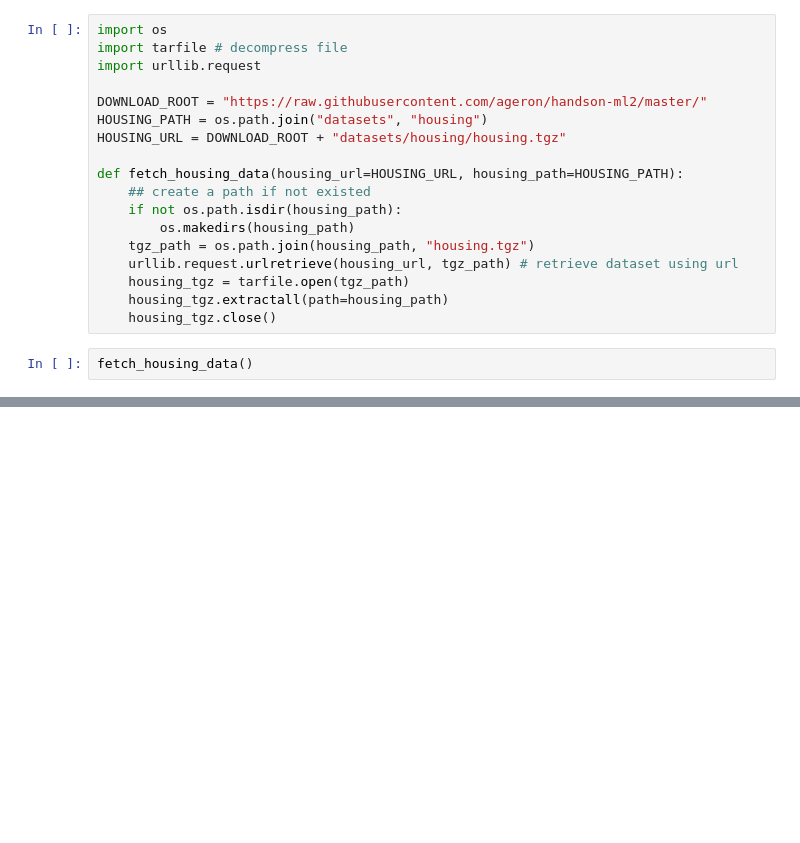
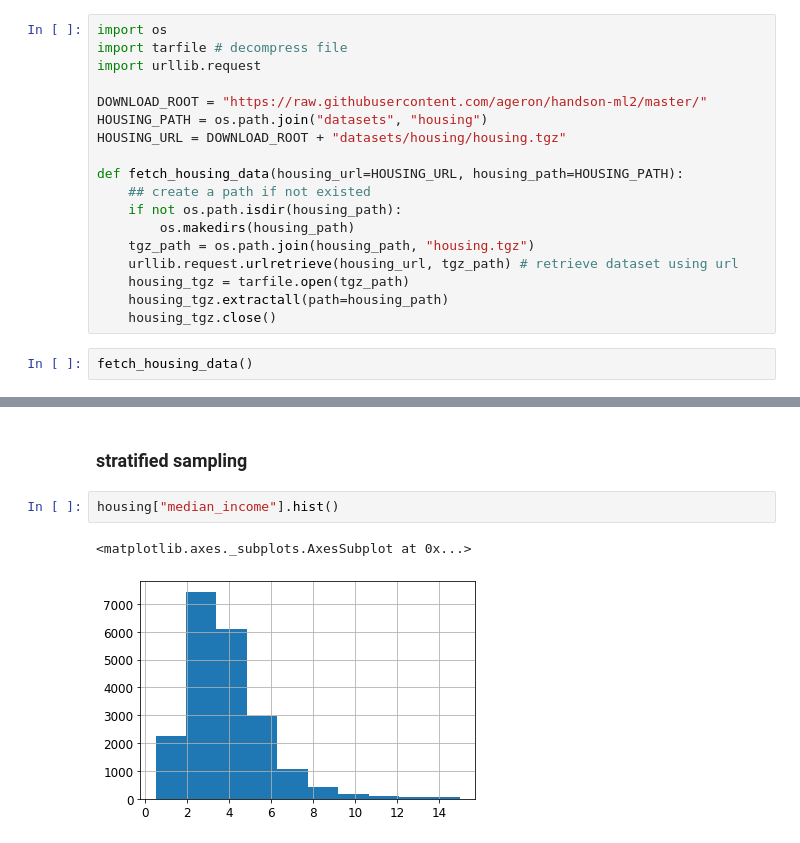
Before and after one commit to mingziy/ml_hands_on_projects, a Jupyter notebook: end_to_end_housing_price_prediction.ipynb, the cells around one changed output, grey strips where cells are left out. Saved outputs shown, nothing was run; the diff lists cells and outputs as text; blank space fills up the shorter version.

```diff
--- a/end_to_end_housing_price_prediction.ipynb
+++ b/end_to_end_housing_price_prediction.ipynb
@@ -66,0 +183,7 @@ fetch_housing_data()
+# %% [markdown]
+### stratified sampling
+# %%
+housing["median_income"].hist()
+# %% [output]
+<matplotlib.axes._subplots.AxesSubplot at 0x...>
+[figure, added]
```
Also changed, not shown: parts of 29 cells of this notebook, 3 other files.
